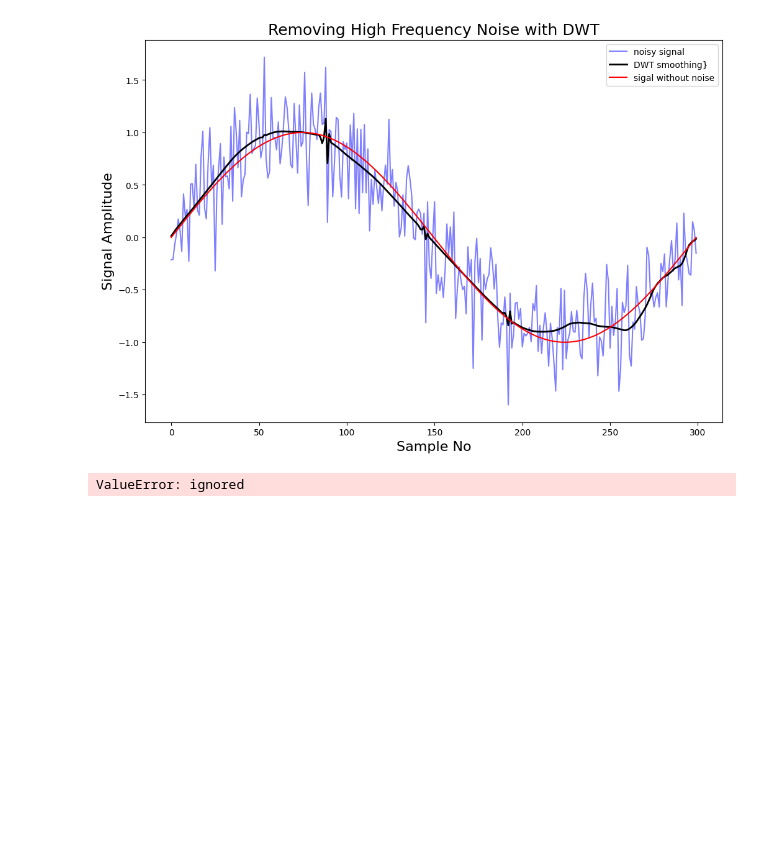
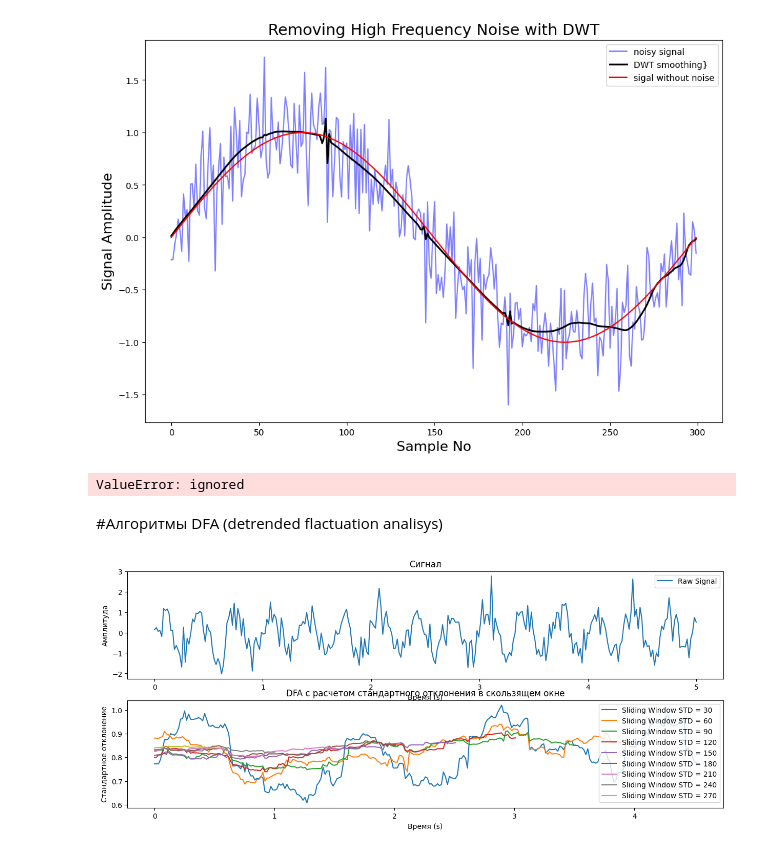
Before and after one commit to TAUforPython/wavelets, a Jupyter notebook: wavelets_cwt_dwt_example_EEG_ECG.ipynb, the cells around one changed output. Cells and saved outputs as stored; diff of their text form; code cells hidden in the pictures; blank space fills up the shorter version.

```diff
--- a/wavelets_cwt_dwt_example_EEG_ECG.ipynb
+++ b/wavelets_cwt_dwt_example_EEG_ECG.ipynb
@@ -616,3 +616,5 @@ plt.tight_layout()
 plt.show()
 # %% [output]
 ValueError: ignored
+# %% [markdown]
+#Алгоритмы DFA (detrended flactuation analisys)
@@ -618,0 +632,28 @@ ValueError: ignored
+# %%
+def sliding_window_std(signal, window_size):
+    std_vals = np.array([np.std(signal[i:i+window_size]) for i in range(len(signal) - window_size + 1)])
+    return std_vals
+
+plt.figure(figsize=(15, 6))
+plt.subplot(2, 1, 1)
+plt.plot(t, y, label='Raw Signal')
+plt.title('Сигнал')
+plt.xlabel('Время (s)')
+plt.ylabel('Амплитуда')
+plt.legend()
+
+plt.subplot(2, 1, 2)
+for k in range(1,10):
+  #sfreq = raw.info['sfreq']
+  sfreq = N//10;
+  window_size = int(sfreq * k)
+  std_vals = sliding_window_std(y, window_size)
+  plt.plot(t[:-(window_size-1)], std_vals, label='Sliding Window STD = %i' %window_size)
+
+plt.title('DFA с расчетом стандартного отклонения в скользящем окне')
+plt.xlabel('Время (s)')
+plt.ylabel('Стандартное отклонение')
+plt.legend()
+plt.show()
+# %% [output]
+[figure, added]
```
Also changed, not shown: parts of 5 cells of this notebook.
